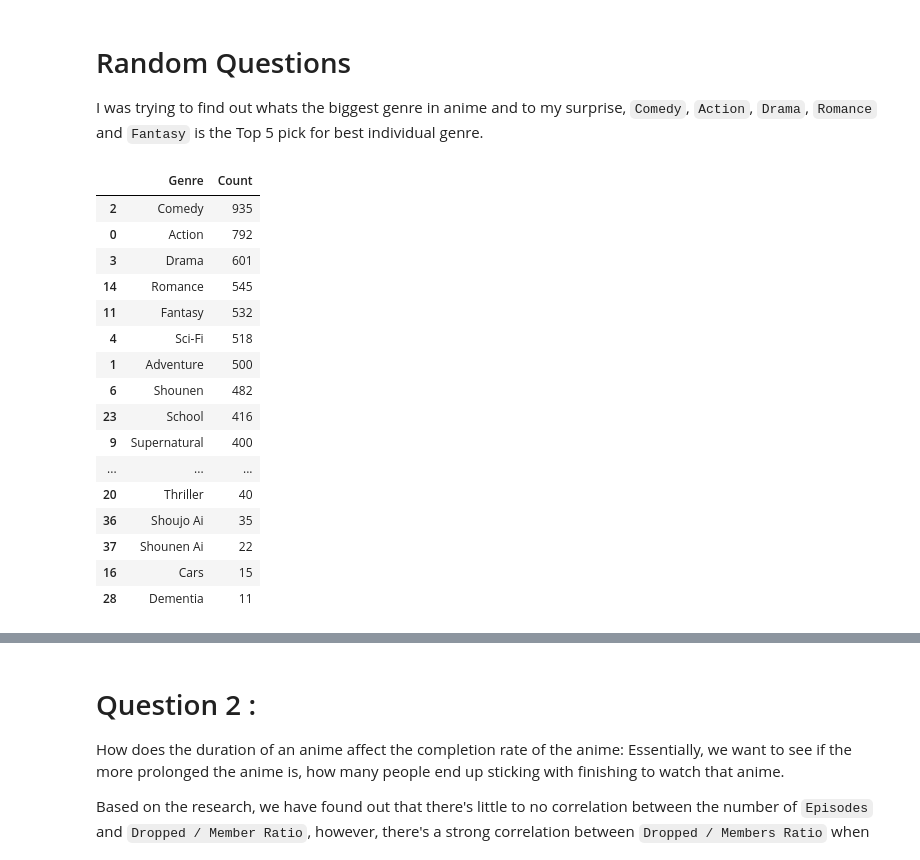
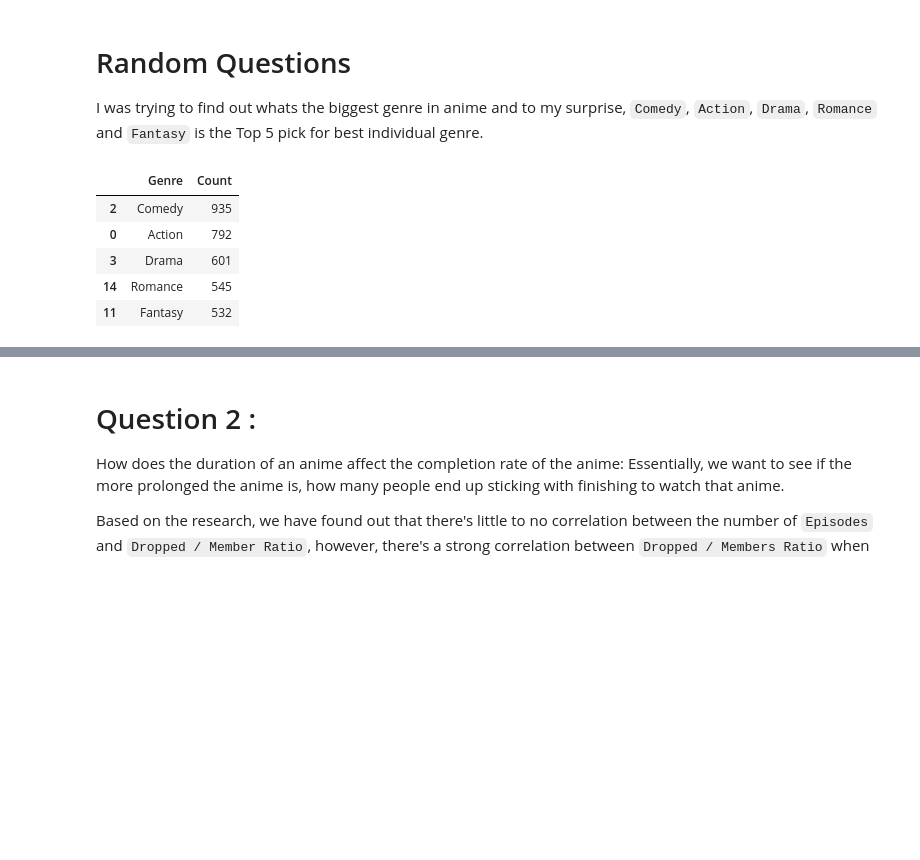
Before and after one commit to data301-2021-summer2/group03-project, a Jupyter notebook: analysis/Jia_Quan/milestone2.ipynb, the cells around one changed output, grey strips where cells are left out. Drawn from its saved outputs; the diff is of its cells as text; code cells hidden in the pictures; blank space fills up the shorter version.

```diff
--- a/analysis/Jia_Quan/milestone2.ipynb
+++ b/analysis/Jia_Quan/milestone2.ipynb
@@ -193,34 +195,23 @@ I was trying to find out whats the biggest genre in anime and to my surprise, `C
 # %%
 # genreList = pdf["Genres"].value_counts()
 
 # print(genreList)
 genreList = pf.returnList(pdf, 'Genres')
 genreNumOccurances = pf.countOccurances(genreList)
 genreIndividualOccurances = pf.countWordsInDict(genreNumOccurances)
 
 xd = pd.DataFrame(genreIndividualOccurances.items(), columns=['Genre', 'Count'])
 
 xd = xd.sort_values(by=['Count'], ascending=False)
 
-xd
+xd.head()
 # %% [output]
 |  | Genre | Count |
 | 2 | Comedy | 935 |
 | 0 | Action | 792 |
 | 3 | Drama | 601 |
 | 14 | Romance | 545 |
 | 11 | Fantasy | 532 |
-| 4 | Sci-Fi | 518 |
-| 1 | Adventure | 500 |
-| 6 | Shounen | 482 |
-| 23 | School | 416 |
-| 9 | Supernatural | 400 |
-| ... | ... | ... |
-| 20 | Thriller | 40 |
-| 36 | Shoujo Ai | 35 |
-| 37 | Shounen Ai | 22 |
-| 16 | Cars | 15 |
-| 28 | Dementia | 11 |
 # %%
 plt.figure(figsize=(30,8))
 
```
Also changed, not shown: parts of 3 cells of this notebook, 1 other file.
